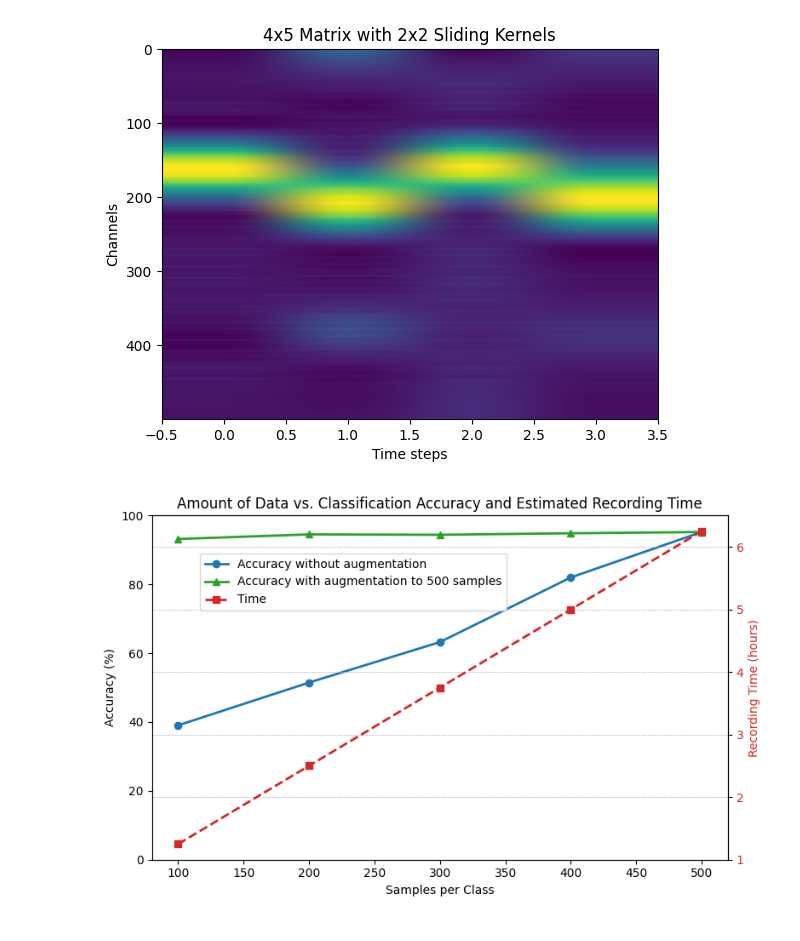
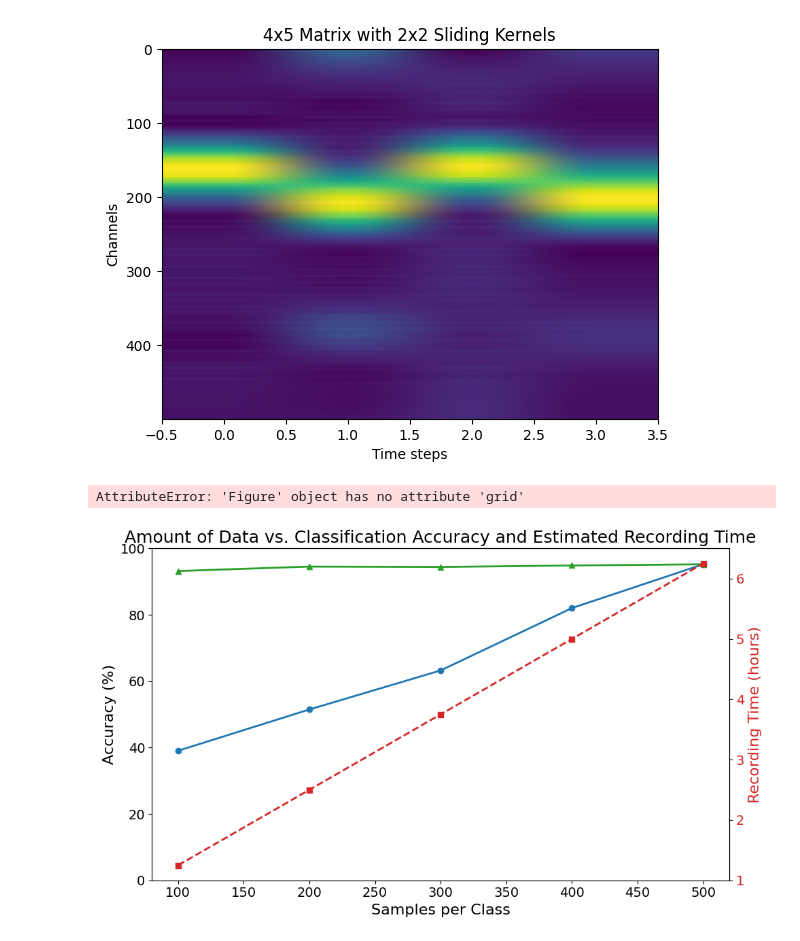
Before and after one commit to einstein8612/vlc-project, a Jupyter notebook: test.ipynb, the cells around one changed output. Saved outputs shown, nothing was run; the diff lists cells and outputs as text; code cells hidden in the pictures.

```diff
--- a/test.ipynb
+++ b/test.ipynb
@@ -69,40 +69,42 @@ import matplotlib.pyplot as plt
 import numpy as np
 
 # Data
 samples = np.array([100, 200, 300, 400, 500])
 accuracy1 = np.array([39.04, 51.47, 63.23, 82.02, 95.21])
 accuracy2 = np.array([93.18, 94.52, 94.41, 94.85, 95.21])
 
 # Time in seconds (at least 3 seconds per 2-second gesture for all 10 classes)
 time_seconds = 5 * 9 * samples
 
 # Convert to hours
 time_hours = time_seconds / 3600  # seconds → hours
 
 # Plot
-fig, ax1 = plt.subplots(figsize=(8, 5))
+fig, ax1 = plt.subplots(figsize=(10, 6))
 
 # Left Y-axis: Accuracy
 color1 = 'tab:blue'
-ax1.set_xlabel('Samples per Class')
-ax1.set_ylabel('Accuracy (%)')
+ax1.set_xlabel('Samples per Class', fontsize=16)
+ax1.set_ylabel('Accuracy (%)', fontsize=16)
 ax1.plot(samples, accuracy1, color=color1, marker='o', linewidth=2, label='Accuracy without augmentation')
 ax1.plot(samples, accuracy2, color='tab:green', marker='^', linewidth=2, label='Accuracy with augmentation to 500 samples')
-ax1.tick_params(axis='y')
+ax1.tick_params(axis='y', labelsize=14)
+ax1.tick_params(axis='x', labelsize=14)
 ax1.set_ylim(0, 100)
 
 # Right Y-axis: Time in hours
 ax2 = ax1.twinx()
 color2 = 'tab:red'
-ax2.set_ylabel('Recording Time (hours)', color=color2)
+ax2.set_ylabel('Recording Time (hours)', color=color2, fontsize=16)
 ax2.plot(samples, time_hours, color=color2, linestyle='--', marker='s', linewidth=2, label='Time')
-ax2.tick_params(axis='y', labelcolor=color2)
+ax2.tick_params(axis='y', labelcolor=color2, labelsize=14)
 
 # Title, grid, and legend
-plt.title("Amount of Data vs. Classification Accuracy and Estimated Recording Time")
+plt.title("Amount of Data vs. Classification Accuracy and Estimated Recording Time", fontsize=18)
 fig.tight_layout()
-plt.grid(True, which='both', linestyle='--', linewidth=0.5)
-fig.legend(loc="upper left", bbox_to_anchor=(0.15,0.85))  # Combine legends
+fig.grid(True, which='both', linestyle='--', linewidth=0.5)
+fig.legend(loc="upper left", bbox_to_anchor=(0.15,0.85), fontsize=14)  # Combine legends
 plt.show()
 # %% [output]
+AttributeError: 'Figure' object has no attribute 'grid'
-[figure, old version]
+[figure, new version]
```
Also changed, not shown: 1 other file.
